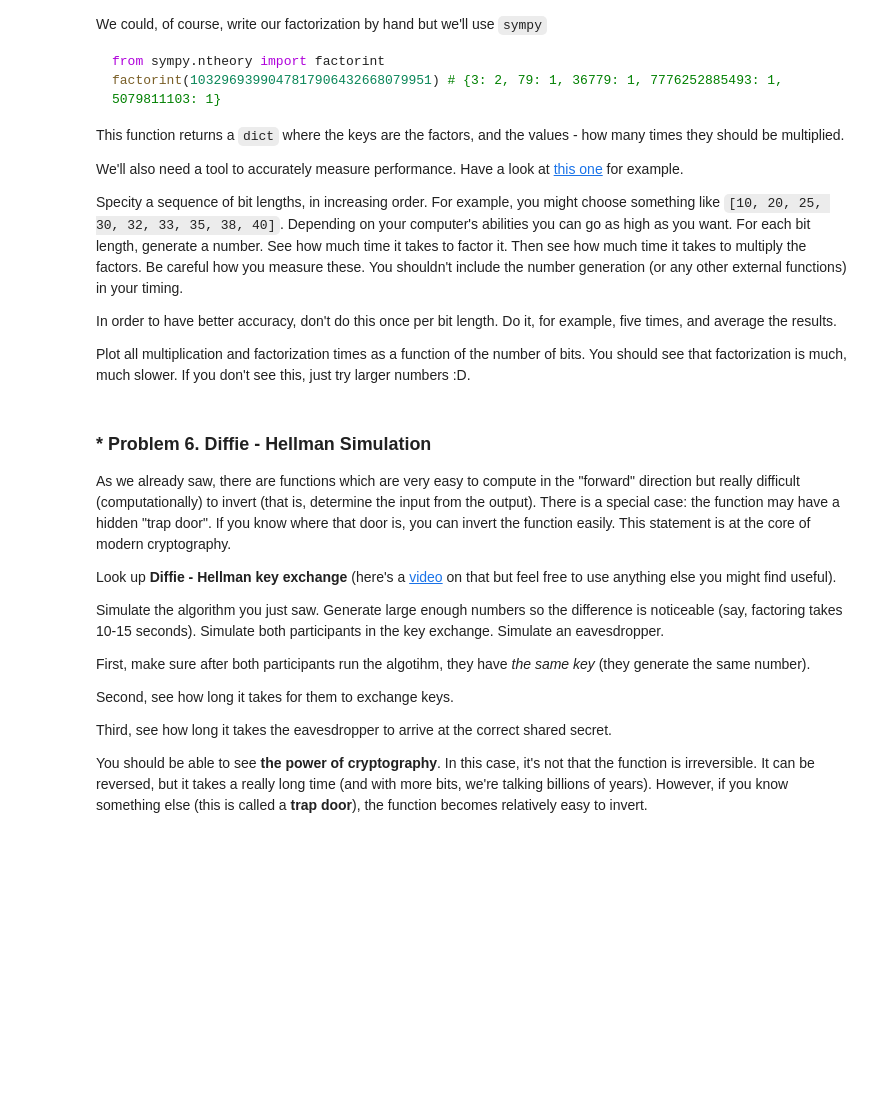
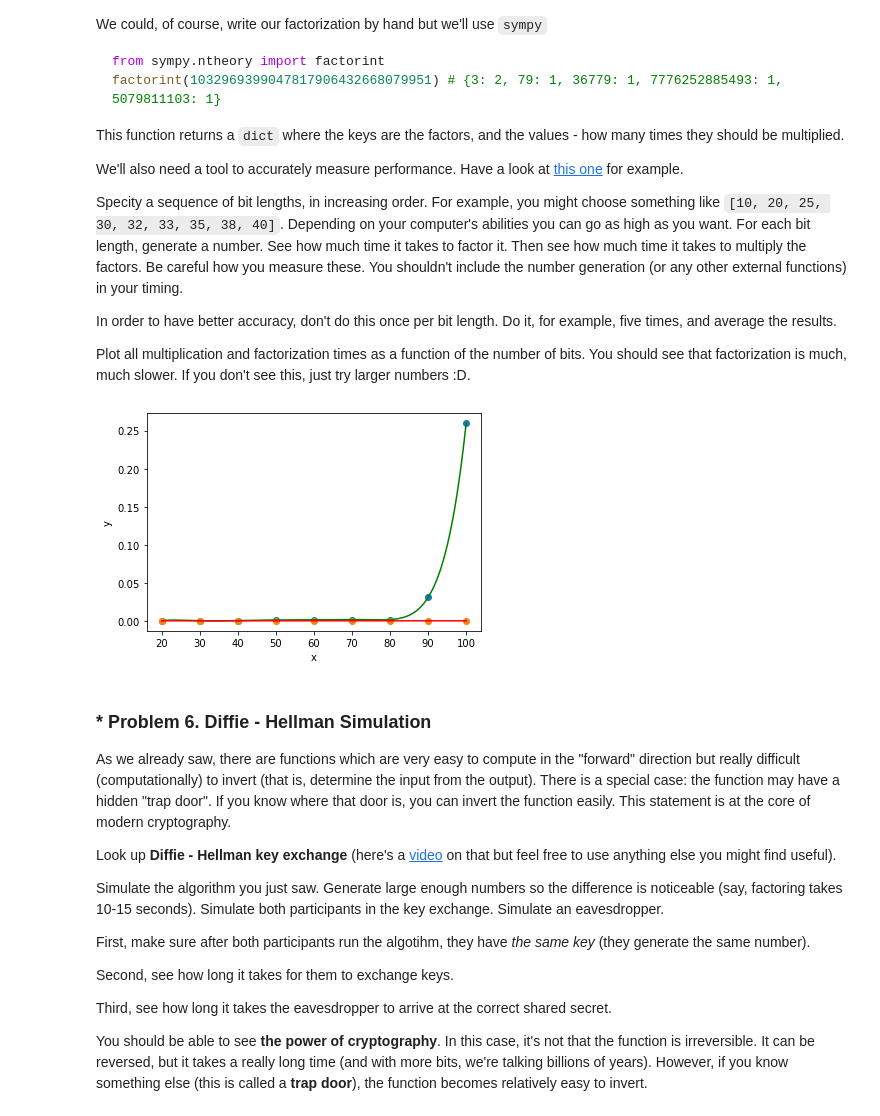
Before and after one commit to TodorNedkovski/Artificial-Intelligence-21-22, a Jupyter notebook: Math concepts for developers/Basic Algrebra/04. Basic-Algebra-Exercise/Basic Algebra Exercise.ipynb, the cells around one changed output. Saved outputs shown, nothing was run; the diff lists cells and outputs as text; code cells hidden in the pictures; blank space fills up the shorter version.

```diff
--- a/Math concepts for developers/Basic Algrebra/04. Basic-Algebra-Exercise/Basic Algebra Exercise.ipynb
+++ b/Math concepts for developers/Basic Algrebra/04. Basic-Algebra-Exercise/Basic Algebra Exercise.ipynb
@@ -541,3 +516,92 @@ interpolate_polynomial(result, len(result) - 1, np.min(result[:, 0]), np.max(res
+# %%
+import numpy as np
+import numpy.polynomial.polynomial as p
+import matplotlib.pyplot as plt
+import time
+from turtle import *
+from Crypto.Util import number
+from sympy.ntheory import factorint
+
+def interpolate_polynomial(facPoints, multPoints, degree, min_x, max_x):
+    """
+    Interpolates a polynomial of the specified degree through the given points and plots it
+    points - a list of points (x, y) to plot
+    degree - the polynomial degree
+    min_x, max_x - range of x values used to plot the interpolating polynomial
+    """
+    fx = facPoints[:, 0]
+    fy = facPoints[:, 1]
+
+    mx = multPoints[:, 0]
+    my = multPoints[:, 1]
+
+    fcoefficients = np.polyfit(fx, fy, degree)
+    fpoly = np.poly1d(fcoefficients)
+
+    mcoefficients = np.polyfit(mx, my, degree)
+    mpoly = np.poly1d(mcoefficients)
+
+    plot_fx = np.linspace(min_x, max_x, 5000)
+    plot_fy = fpoly(plot_fx)
+
+    plot_mx = np.linspace(min_x, max_x, 5000)
+    plot_my = mpoly(plot_mx)
+
+    plt.plot(plot_fx, plot_fy, c = "green")
+    plt.plot(plot_mx, plot_my, c = "red")
+    plt.scatter(fx, fy)
+    plt.scatter(mx, my)
+    plt.xlabel("x")
+    plt.ylabel("y")
+    plt.show()
+
+n_bits = [20, 30, 40, 50, 60, 70, 80, 90, 100]
+
+def factor(interations):
+    factor_result = []
+    for n_bit in n_bits:
+        random_integer = number.getRandomNBitInteger(n_bit)
+
+        start = time.time()
+
+        for i in range(interations):
+            factorint(random_integer)
+
+        finish = time.time()
+
+        time_duration = finish - start
+
+        factor_result.append((n_bit, round(time_duration / interations, 5)))
+    return factor_result
+
+final_result = np.array(factor(5))
+
+def multiply():
+    factor_result = []
+    for n_bit in n_bits:
+        random_integer = number.getRandomNBitInteger(n_bit)
+
+        fac = factorint(random_integer)
+
+        res = 1
+
+        start = time.time()
+
+        for i in fac:
+            res *= i
+
+        finish = time.time()
+
+        time_duration = finish - start
+
+        factor_result.append((n_bit, round(time_duration, 5)))
+    return factor_result
+
+mulResult = np.array(multiply())
+
+interpolate_polynomial(final_result, mulResult, len(final_result) - 1, np.min(final_result[:, 0]), np.max(final_result[:, 0]))
+# %% [output]
+[figure, added]
 # %% [markdown]
 ### * Problem 6. Diffie - Hellman Simulation
 As we already saw, there are functions which are very easy to compute in the "forward" direction but really difficult (computationally) to invert (that is, determine the input from the output). There is a special case: the function may have a hidden "trap door". If you know where that door is, you can invert the function easily. This statement is at the core of modern cryptography.
```
Also changed, not shown: parts of 1 cell of this notebook.
